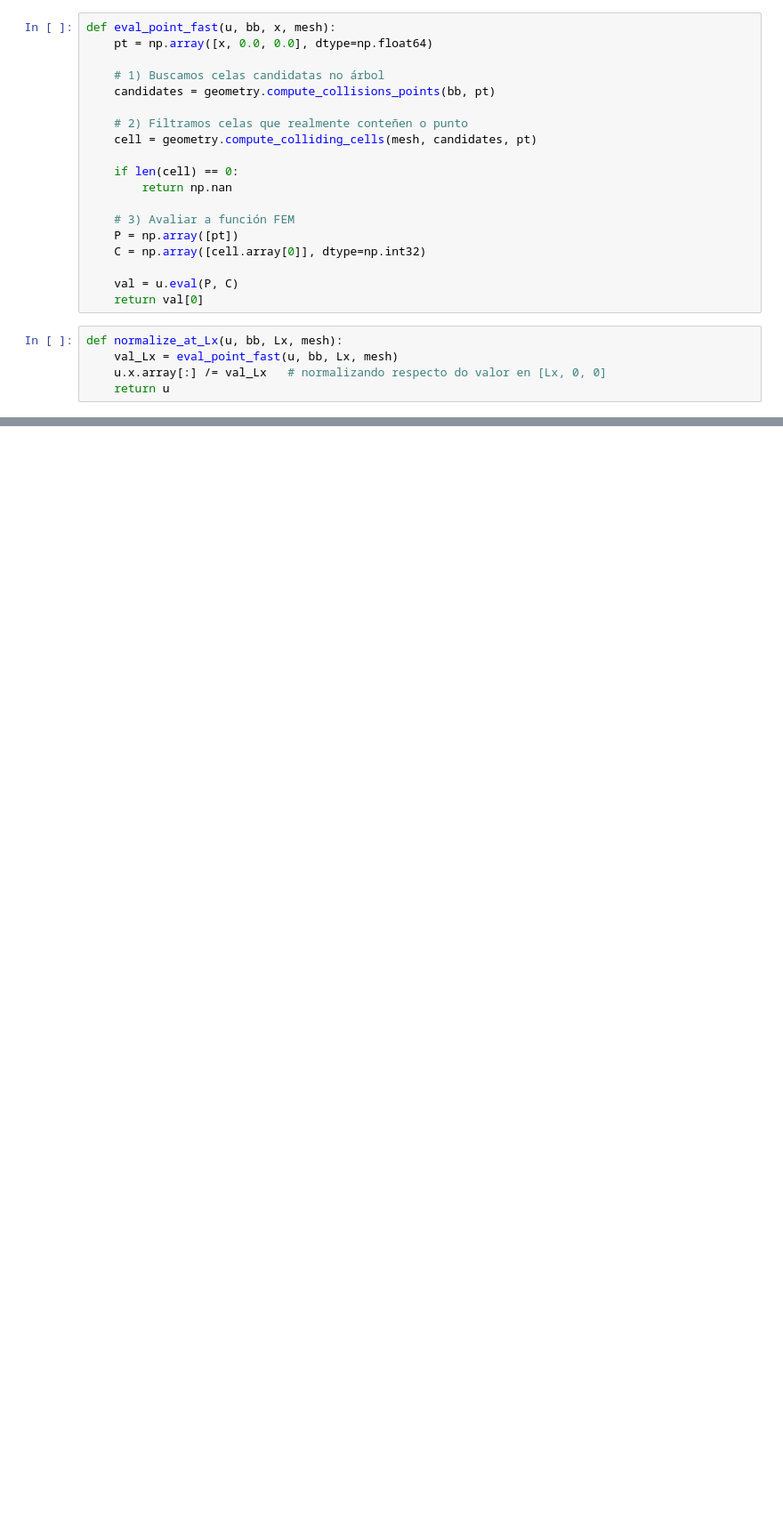
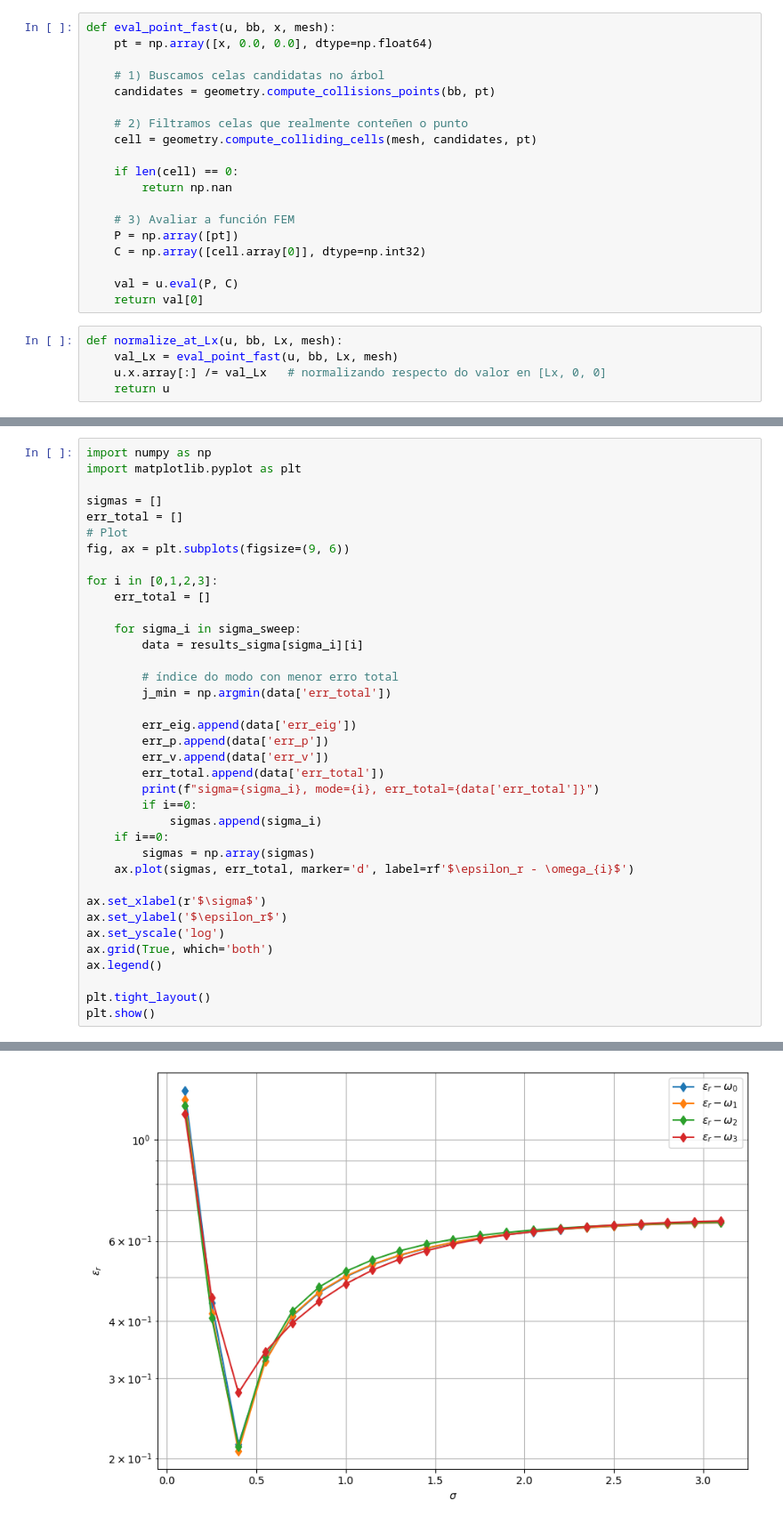
Before and after one commit to sararecondo/HPR-1D, a Jupyter notebook: rel_error_eign+eigv/two target/1D-Optimization-single-mesh.ipynb, the cells around one changed output, grey strips where cells are left out. Shown at 89% size. Saved outputs shown, nothing was run; the diff lists cells and outputs as text; blank space fills up the shorter version.

```diff
--- a/rel_error_eign+eigv/two target/1D-Optimization-single-mesh.ipynb
+++ b/rel_error_eign+eigv/two target/1D-Optimization-single-mesh.ipynb
@@ -581,0 +713,38 @@ def plot_mode_sigma(eig, sigma_i, k, bb):
+# %%
+import numpy as np
+import matplotlib.pyplot as plt
+
+sigmas = []
+err_total = []
+# Plot
+fig, ax = plt.subplots(figsize=(9, 6))
+
+for i in [0,1,2,3]:
+    err_total = []
+
+    for sigma_i in sigma_sweep:
+        data = results_sigma[sigma_i][i]
+
+        # índice do modo con menor erro total
+        j_min = np.argmin(data['err_total'])
+
+        err_eig.append(data['err_eig'])
+        err_p.append(data['err_p'])
+        err_v.append(data['err_v'])
+        err_total.append(data['err_total'])
+        print(f"sigma={sigma_i}, mode={i}, err_total={data['err_total']}")
+        if i==0:
+            sigmas.append(sigma_i)
+    if i==0:
+        sigmas = np.array(sigmas)
+    ax.plot(sigmas, err_total, marker='d', label=rf'$\epsilon_r - \omega_{i}$')
+
+ax.set_xlabel(r'$\sigma$')
+ax.set_ylabel('$\epsilon_r$')
+ax.set_yscale('log')
+ax.grid(True, which='both')
+ax.legend()
+
+plt.tight_layout()
+plt.show()
+# %% [output]
@@ -582 +768,2 @@ def plot_mode_sigma(eig, sigma_i, k, bb):
+[figure, added]
 # %%
```
Also changed, not shown: parts of 13 cells of this notebook, 1 other file.
